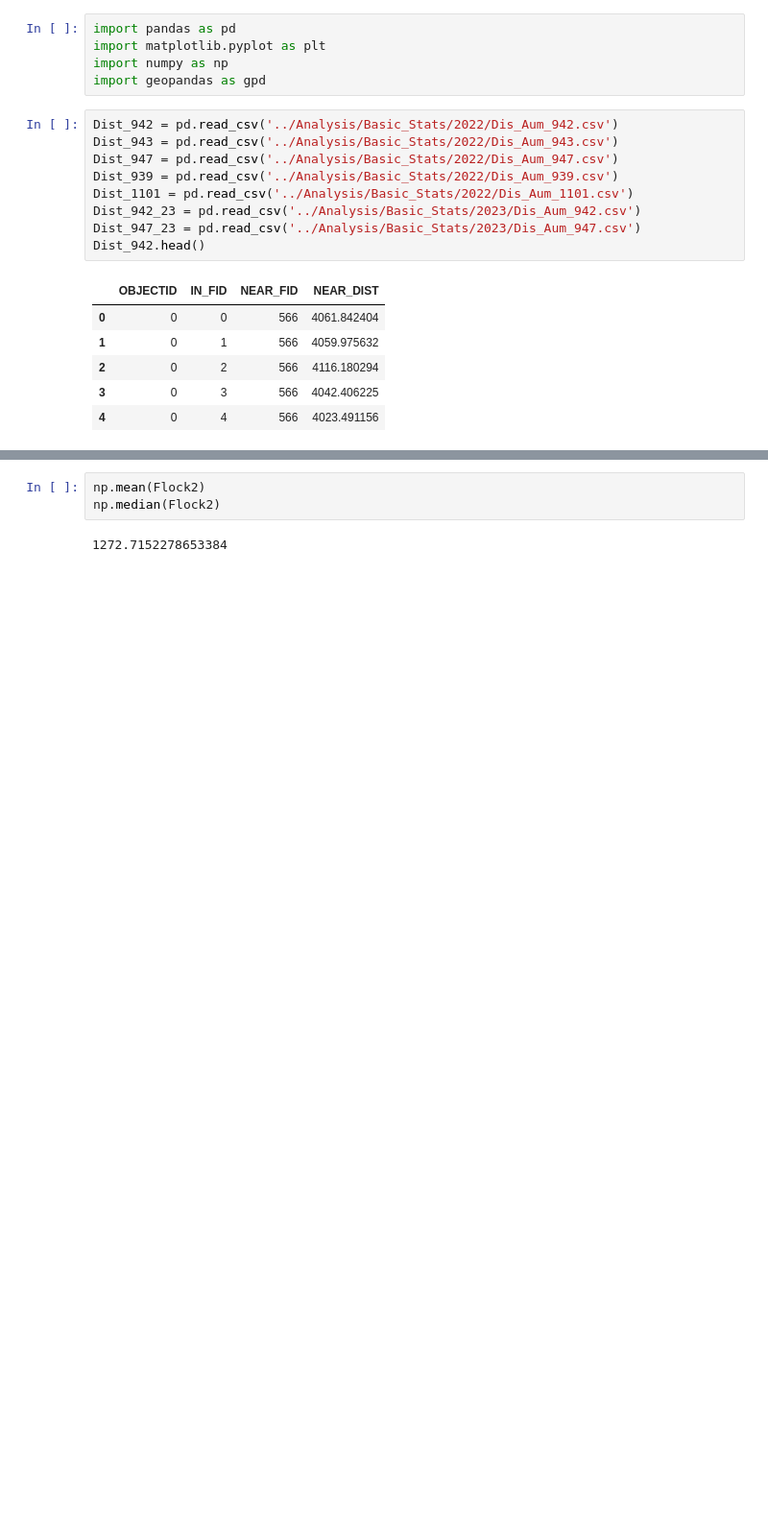
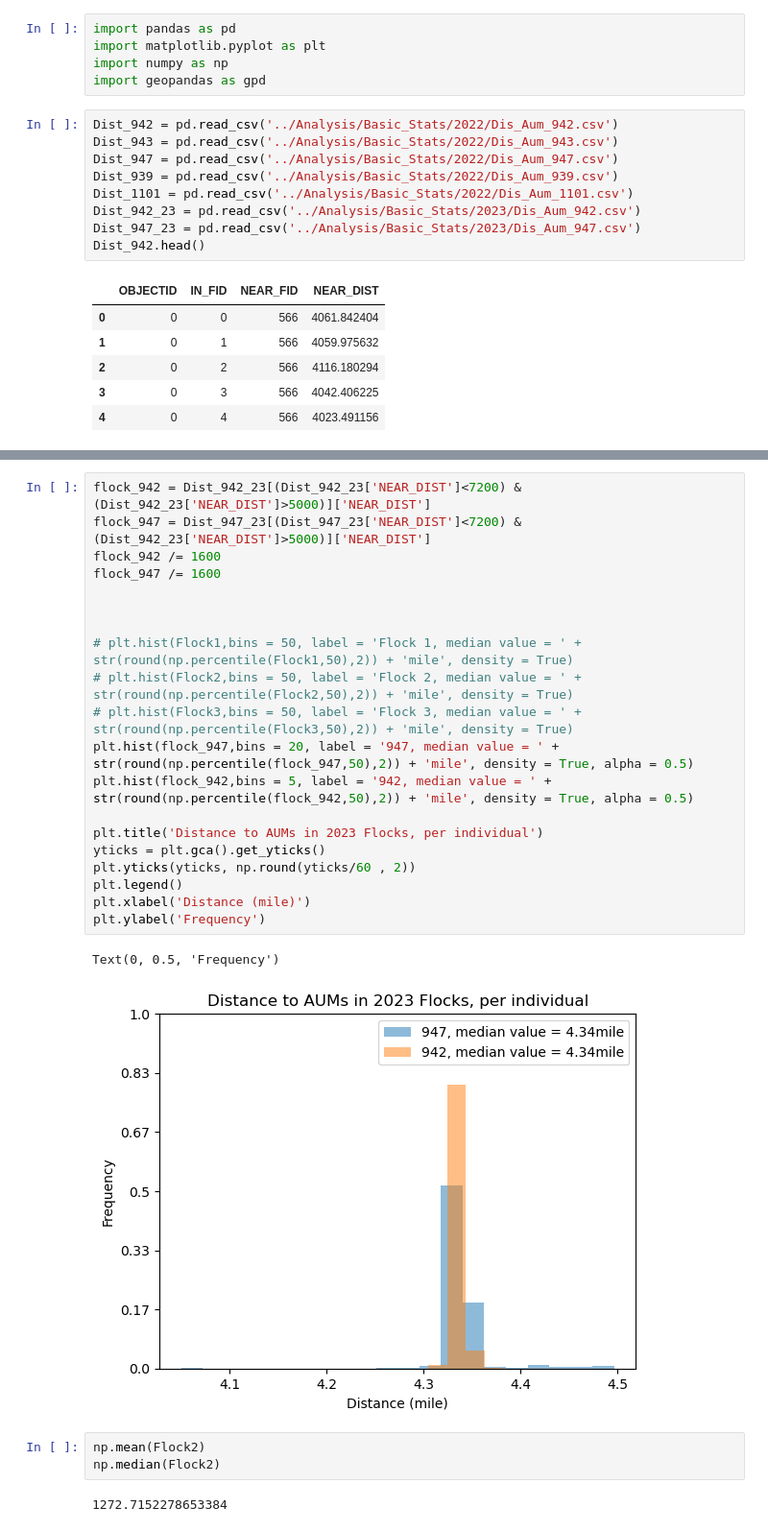
Before and after one commit to YinQingYuanQue/LivestockStudy, a Jupyter notebook: Code/Leo_GPS_Stats.ipynb, the cells around one changed output, grey strips where cells are left out. Shown at 96% size. Cells and saved outputs as stored; diff of their text form; blank space fills up the shorter version.

```diff
--- a/Code/Leo_GPS_Stats.ipynb
+++ b/Code/Leo_GPS_Stats.ipynb
@@ -91,3 +107,26 @@ Text(0, 0.5, 'Frequency')
+# %%
+flock_942 = Dist_942_23[(Dist_942_23['NEAR_DIST']<7200) & (Dist_942_23['NEAR_DIST']>5000)]['NEAR_DIST']
+flock_947 = Dist_947_23[(Dist_947_23['NEAR_DIST']<7200) & (Dist_942_23['NEAR_DIST']>5000)]['NEAR_DIST']
+flock_942 /= 1600
+flock_947 /= 1600
+
+
+
+# plt.hist(Flock1,bins = 50, label = 'Flock 1, median value = ' + str(round(np.percentile(Flock1,50),2)) + 'mile', density = True)
+# plt.hist(Flock2,bins = 50, label = 'Flock 2, median value = ' + str(round(np.percentile(Flock2,50),2)) + 'mile', density = True)
+# plt.hist(Flock3,bins = 50, label = 'Flock 3, median value = ' + str(round(np.percentile(Flock3,50),2)) + 'mile', density = True)
+plt.hist(flock_947,bins = 20, label = '947, median value = ' + str(round(np.percentile(flock_947,50),2)) + 'mile', density = True, alpha = 0.5)
+plt.hist(flock_942,bins = 5, label = '942, median value = ' + str(round(np.percentile(flock_942,50),2)) + 'mile', density = True, alpha = 0.5)
+
+plt.title('Distance to AUMs in 2023 Flocks, per individual')
+yticks = plt.gca().get_yticks()
+plt.yticks(yticks, np.round(yticks/60 , 2))
+plt.legend()
+plt.xlabel('Distance (mile)')
+plt.ylabel('Frequency')
+# %% [output]
+Text(0, 0.5, 'Frequency')
+[figure, added]
 # %%
 np.mean(Flock2)
 np.median(Flock2)
```
Also changed, not shown: parts of 3 cells of this notebook, 3 other files.
